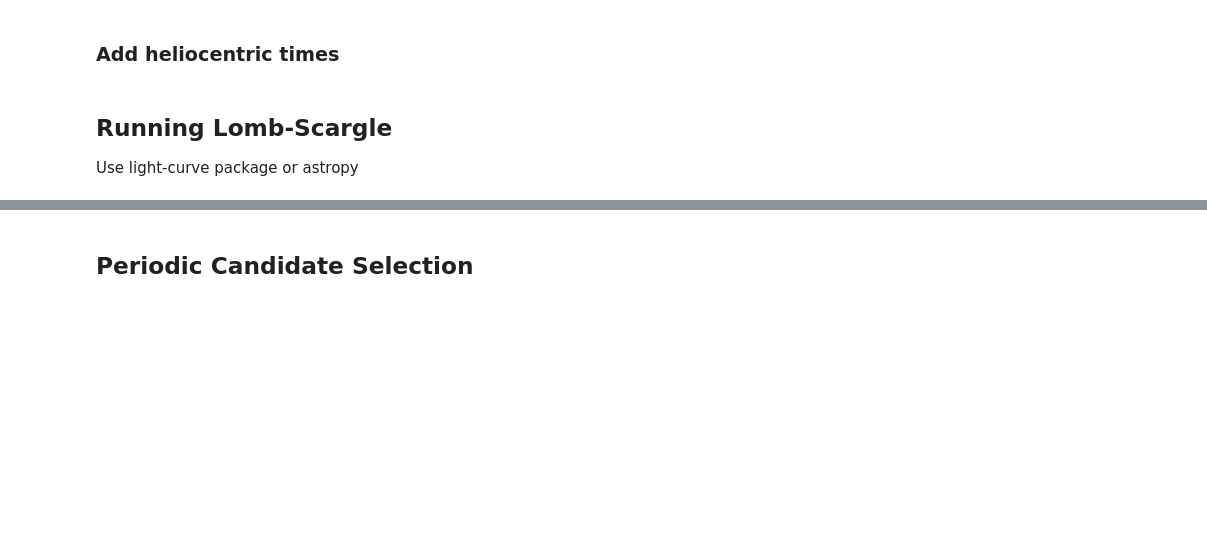
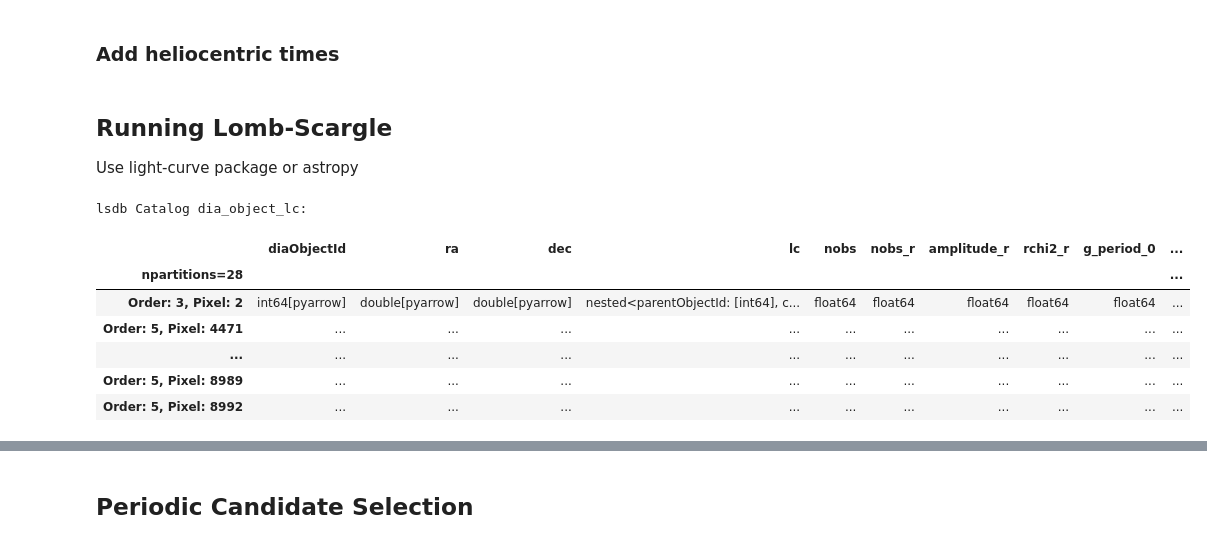
Before and after one commit to lsst-sitcom/linccf, a Jupyter notebook: internal/object_search/periodic_kostya.ipynb, the cells around one changed output, grey strips where cells are left out. Saved outputs shown, nothing was run; the diff lists cells and outputs as text; code cells hidden in the pictures; blank space fills up the shorter version.

```diff
--- a/internal/object_search/periodic_kostya.ipynb
+++ b/internal/object_search/periodic_kostya.ipynb
@@ -19,11 +18,15 @@ client
 # %% [markdown]
 ## Loading the catalog
+# %%
+CATALOG_TYPE = "dia_object" # object or diaObject
 # %%
 from pathlib import Path
 
-release = 'v29_0_0_rc5'
+release = 'v29_0_0'
 hats_path = Path("/sdf/data/rubin/shared/lsdb_commissioning/hats/") / release
 # list dir
 print(list(map(str, hats_path.iterdir())))
 
-catalog_path = hats_path / "object_lc"
+catalog_path = hats_path / f"{CATALOG_TYPE}_collection" / f"{CATALOG_TYPE}_lc"
+assert catalog_path.exists(), f"Catalog path {catalog_path} does not exist"
+catalog_path
@@ -110,14 +235,8 @@ lc_w_features = filtered_lc.reduce(
 # %%
-from astropy.coordinates import EarthLocation, SkyCoord
-from astropy.time import Time
-
-lsst_location = EarthLocation.of_site("LSST")
-
-
 def add_helio_mjd(df):
     coord = SkyCoord(ra=df["lc.coord_ra"], dec=df["lc.coord_dec"], unit="deg")
     time = Time(df["lc.midpointMjdTai"], format="mjd", scale="tai")
-    helio_time = time + time.light_travel_time(coord, "heliocentric", location=lsst_location)
+    helio_time = time + fast_light_travel_time_heliocentric_elliptical(time, coord)
     df["lc.helioMjd"] = helio_time.mjd
     return df
 
@@ -129,18 +248,18 @@ Use light-curve package or astropy
 # %%
 from astropy.timeseries import BoxLeastSquares, LombScargle, LombScargleMultiband
 
-PERIODOGRAM_RESOLUTION = 30_000
-PERIODOGRAM_NYQUIST_FACTOR = 10
+# PERIODOGRAM_RESOLUTION = 30_000
+# PERIODOGRAM_NYQUIST_FACTOR = 10
 
-periodogram_extractor = licu.Periodogram(
-    peaks=10,
-    nyquist='average',
-    # resolution=1000,
-    # max_freq_factor=10,
-    resolution=PERIODOGRAM_RESOLUTION,
-    max_freq_factor=PERIODOGRAM_NYQUIST_FACTOR,
-    fast=False,
-)
+# periodogram_extractor = licu.Periodogram(
+#     peaks=10,
+#     nyquist='average',
+#     # resolution=1000,
+#     # max_freq_factor=10,
+#     resolution=PERIODOGRAM_RESOLUTION,
+#     max_freq_factor=PERIODOGRAM_NYQUIST_FACTOR,
+#     fast=False,
+# )
 reduced_chi2_extractor = licu.ReducedChi2()
 
 MAX_PERIOD = 1  # days
@@ -323,49 +442,71 @@ def extract_period_rband_box_astropy(band, t, flux, fluxerr, **kwargs):
     return {"period_0": result.period[idx_period], "period_s_to_n_0": (result.power[idx_period] - np.mean(result.power[idx_period])) / np.std(result.power, ddof=1)}
 
 
-FREQS = np.linspace(0.03, 24 * 60 / 5, 1_000_000)
+# FREQS = 1.0 / np.linspace(0.5, 5 / (60 * 24), 1_000_000)  # 5 minutes to 12 hours
+FREQS = np.linspace(1 / 0.5, 1 / (5 / (60 * 24)), 30_000)  # 5 minutes to 12 hours
 
+freqs_periodogram_extractor = licu.Periodogram(
+    freqs=2.0 * np.pi * FREQS,
+    fast=False,
+)
 
-def extract_period_single_band_astropy(band, t, flux, fluxerr, single_band, **kwargs):
+def extract_period_single_band(band, t, flux, fluxerr, single_band, **kwargs):
     del kwargs  # unused
 
     band_idx = band == single_band
     del band
     t, flux, fluxerr = t[band_idx], flux[band_idx], fluxerr[band_idx]
+    t = np.asarray(t - 60_000.0, dtype=np.float32)
 
-    if len(t) < MIN_NOBS_BAND:
+    n = len(t)
+
+    if n < MIN_NOBS_BAND:
         return {f"{single_band}_period_0": 1e9, f"{single_band}_period_s_to_n_0": 0.0, f"{single_band}_period_0_false_alarm_prob": 1.0}
 
-    mag = -2.5 * np.log10(flux)
-    magerr = 2.5 / np.log(10) * fluxerr / flux
-    ls = LombScargle(t, mag, magerr)
+    # mag = -2.5 * np.log10(flux)
+    # magerr = 2.5 / np.log(10) * fluxerr / flux
+    ls = LombScargle(t, flux, fluxerr)
     power = ls.power(FREQS)
+    # ls = LombScargle(t, flux, fit_mean=False) # fit_mean=False to match the behavior of licu.Periodogram
+    # power = freqs_periodogram_extractor.power(t, flux) * 2.0 / (n - 1)
+
+    import pickle
+    assert power.shape == FREQS.shape, f"Power shape {power.shape} does not match FREQS shape {FREQS.shape}\n{n = }\nfreqs_periodogram_extractor = {pickle.loads(freqs_periodogram_extractor.__getstate__())}\n.freq_power = {freqs_periodogram_extractor.freq_power(t, flux)}"
 
     freq_idx = filter_periods(1 / FREQS)
     freq, power = FREQS[freq_idx], power[freq_idx]
 
     if len(freq) == 0:
         return {"period_0": 0.0, "period_s_to_n_0": 0.0}
 
     idx_period = np.argmax(power)
     period = 1 / freq[idx_period]
-    s2n = (power[idx_period] - np.mean(power[idx_period])) / np.std(power[idx_period], ddof=1)
+    s2n = (power[idx_period] - np.mean(power)) / np.std(power, ddof=1)
     period_0_false_alarm_prob = ls.false_alarm_probability(power[idx_period])
 
     return {f"{single_band}_period_0": period, f"{single_band}_period_s_to_n_0": s2n, f"{single_band}_period_0_false_alarm_prob": period_0_false_alarm_prob}
 
 
 tmp_cat = lc_helio
 for single_band in SCAN_BANDS:
     tmp_cat = tmp_cat.reduce(
-        extract_period_single_band_astropy,
+        extract_period_single_band,
         "lc.band",
         "lc.helioMjd",
-        "lc.psfFlux",
-        "lc.psfFluxErr",
+        f"lc.{phot_column}",
+        f"lc.{err_column}",
         single_band=single_band,
         meta={f"{single_band}_period_0": float, f"{single_band}_period_s_to_n_0": float, f"{single_band}_period_0_false_alarm_prob": float},
         append_columns=True,
     )
 lc_w_periods = tmp_cat
 lc_w_periods
+# %% [output]
+lsdb Catalog dia_object_lc:
+|  | diaObjectId | ra | dec | lc | nobs | nobs_r | amplitude_r | rchi2_r | g_period_0 | ... |
+| npartitions=28 |  |  |  |  |  |  |  |  |  | ... |
+| Order: 3, Pixel: 2 | int64[pyarrow] | double[pyarrow] | double[pyarrow] | nested<parentObjectId: [int64], c... | float64 | float64 | float64 | float64 | float64 | ... |
+| Order: 5, Pixel: 4471 | ... | ... | ... | ... | ... | ... | ... | ... | ... | ... |
+| ... | ... | ... | ... | ... | ... | ... | ... | ... | ... | ... |
+| Order: 5, Pixel: 8989 | ... | ... | ... | ... | ... | ... | ... | ... | ... | ... |
+| Order: 5, Pixel: 8992 | ... | ... | ... | ... | ... | ... | ... | ... | ... | ... |
```
Also changed, not shown: parts of 18 cells of this notebook, 6 other files.
